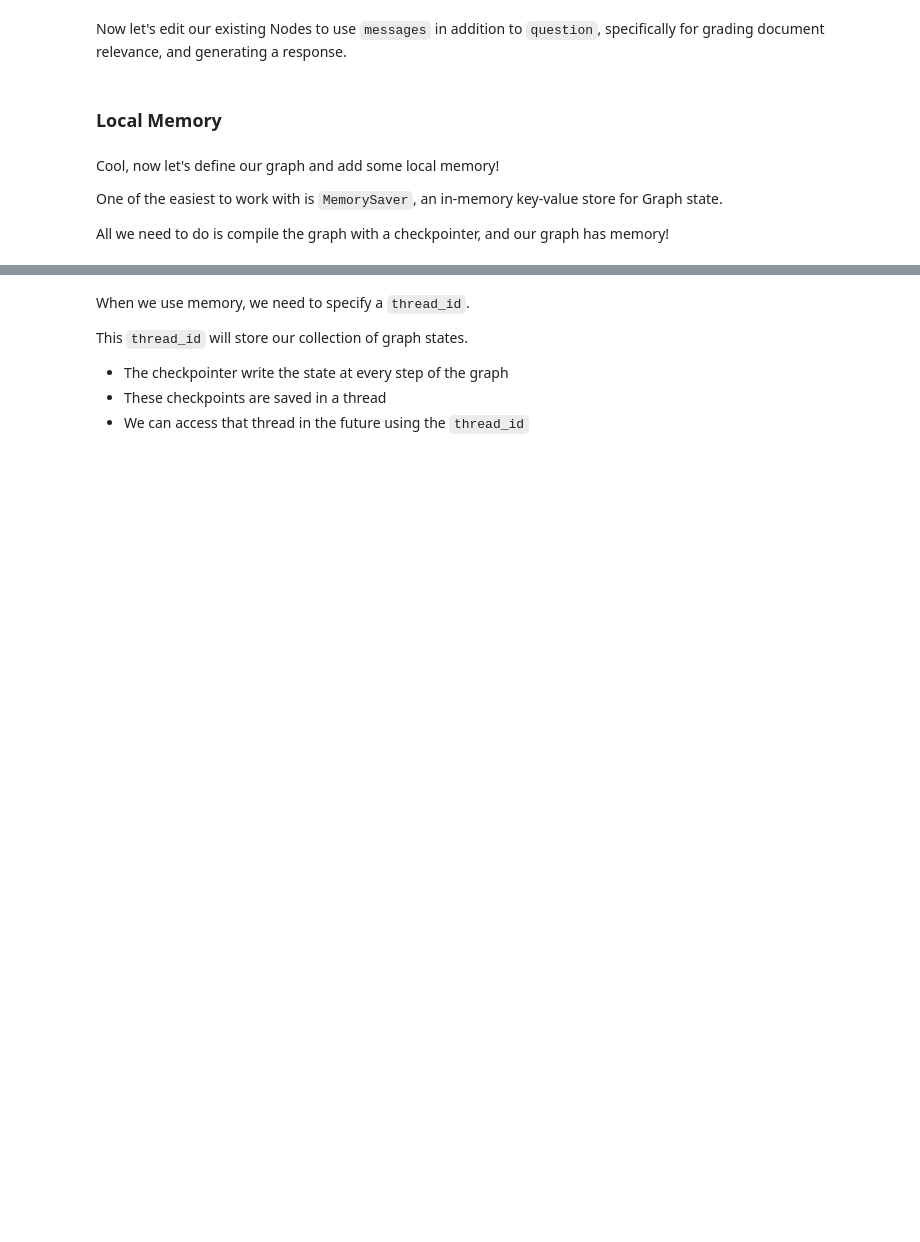
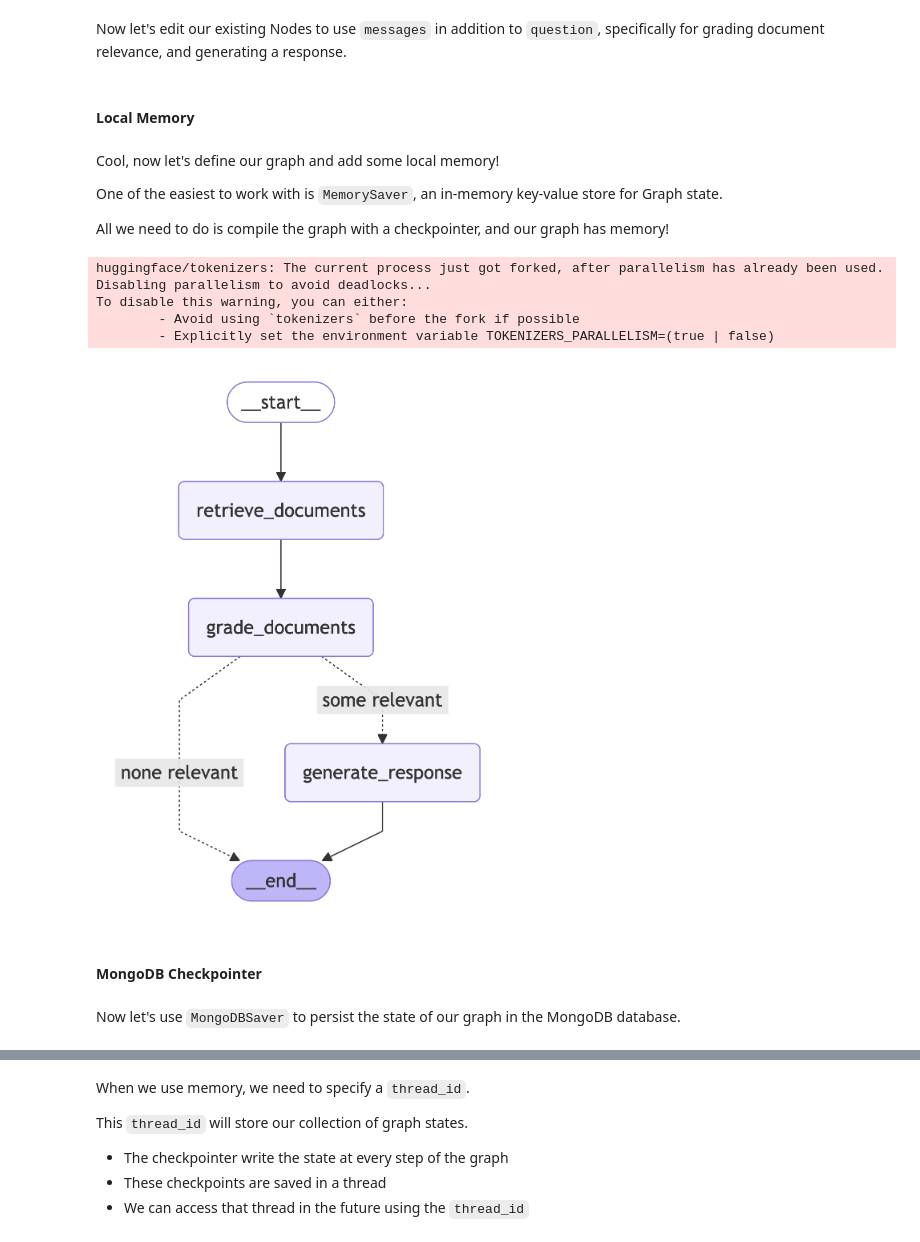
Before and after one commit to mongodb-developer/genai-devday-notebooks-langchain, a Jupyter notebook: notebooks/langgraph_basics.ipynb, the cells around one changed output, grey strips where cells are left out. Cells and saved outputs as stored; diff of their text form; code cells hidden in the pictures; blank space fills up the shorter version.

```diff
--- a/notebooks/langgraph_basics.ipynb
+++ b/notebooks/langgraph_basics.ipynb
@@ -644,3 +549,0 @@ Let's invoke our graph again without any red-teaming.
-# %%
-question = "Does LangGraph help with customer support bots?"
-check_hallucinations_graph.invoke({"question": question})
@@ -730,22 +568,16 @@ We'll call our list "messages". These existing messages will all be used for our
 # %%
-from langchain_core.messages import AnyMessage, get_buffer_string
+from langchain_core.messages import get_buffer_string
+from langgraph.graph.message import AnyMessage, add_messages
+from langgraph.managed.is_last_step import RemainingSteps
 from typing import List
 from typing_extensions import Annotated
-import operator
 
-class GraphState(TypedDict):
+class State(TypedDict):
     question: str
-    messages: Annotated[List[AnyMessage], operator.add]     # We now track a list of messages
-    generation: str
+    messages: Annotated[List[AnyMessage], add_messages]     # We now track a list of messages
     documents: List[Document]
-    attempted_generations: int
-
-class InputState(TypedDict):
-    question: str
-
-class OutputState(TypedDict):
-    messages: Annotated[List[AnyMessage], operator.add]     # We output messages now in our OutputState
-    documents: List[Document]
+    remaining_steps: RemainingSteps  # This is a special field that is used to track the remaining steps in the graph
+    # We removed generation
 # %% [markdown]
 Now let's edit our existing Nodes to use `messages` in addition to `question`, specifically for grading document relevance, and generating a response.
 # %%
@@ -792,18 +624,16 @@ Additional Context from Documents:
 
 Answer:"""
 
-def generate_response(state: GraphState):
+def generate_response(state: State):
     print("---GENERATE RESPONSE---")
     question = state["question"]
     documents = state["documents"]
     conversation = get_buffer_string(state["messages"])
-    attempted_generations = state.get("attempted_generations", 0)
     formatted_docs = "\n\n".join(doc.page_content for doc in documents)
 
     # RAG generation
     rag_prompt_formatted = RAG_PROMPT_WITH_CHAT_HISTORY.format(context=formatted_docs, conversation=conversation, question=question)
     generation = llm.invoke([HumanMessage(content=rag_prompt_formatted)])
     return {
-        "generation": generation,
-        "attempted_generations": attempted_generations + 1
+        "messages": [HumanMessage(content=question), generation],   # Add generation to our messages_list
     }
@@ -819,5 +640,5 @@ def configure_memory(state):
 # %% [markdown]
-### Local Memory
+#### Local Memory
 # %% [markdown]
 Cool, now let's define our graph and add some local memory!
 
@@ -826,32 +647,33 @@ One of the easiest to work with is `MemorySaver`, an in-memory key-value store f
 All we need to do is compile the graph with a checkpointer, and our graph has memory!
 # %%
 # Define our graph
-graph_builder = StateGraph(GraphState, input=InputState, output=OutputState)
+graph_builder = StateGraph(State)
 graph_builder.add_node("retrieve_documents", retrieve_documents)
 graph_builder.add_node("generate_response", generate_response)
 graph_builder.add_node("grade_documents", grade_documents)
-graph_builder.add_node("configure_memory", configure_memory)    # New node for configuring memory
 
 graph_builder.add_edge(START, "retrieve_documents")
 graph_builder.add_edge("retrieve_documents", "grade_documents")
 graph_builder.add_conditional_edges(
     "grade_documents",
     decide_to_generate,
     {
         "some relevant": "generate_response",
         "none relevant": END
     })
-graph_builder.add_conditional_edges(
-    "generate_response",
-    grade_hallucinations,
-    {
-        "supported": "configure_memory",
-        "not supported": "generate_response"
-    })
-graph_builder.add_edge("configure_memory", END)
 
 from langgraph.checkpoint.memory import MemorySaver
 memory = MemorySaver()
 
 graph = graph_builder.compile(checkpointer=memory)
 visualize_graph(graph)
+# %% [output]
+huggingface/tokenizers: The current process just got forked, after parallelism has already been used. Disabling parallelism to avoid deadlocks...
+To disable this warning, you can either:
+        - Avoid using `tokenizers` before the fork if possible
+        - Explicitly set the environment variable TOKENIZERS_PARALLELISM=(true | false)
+[figure, added]
+# %% [markdown]
+#### MongoDB Checkpointer
+# %% [markdown]
+Now let's use `MongoDBSaver` to persist the state of our graph in the MongoDB database.
```
Also changed, not shown: parts of 90 cells of this notebook, 13 other files.
